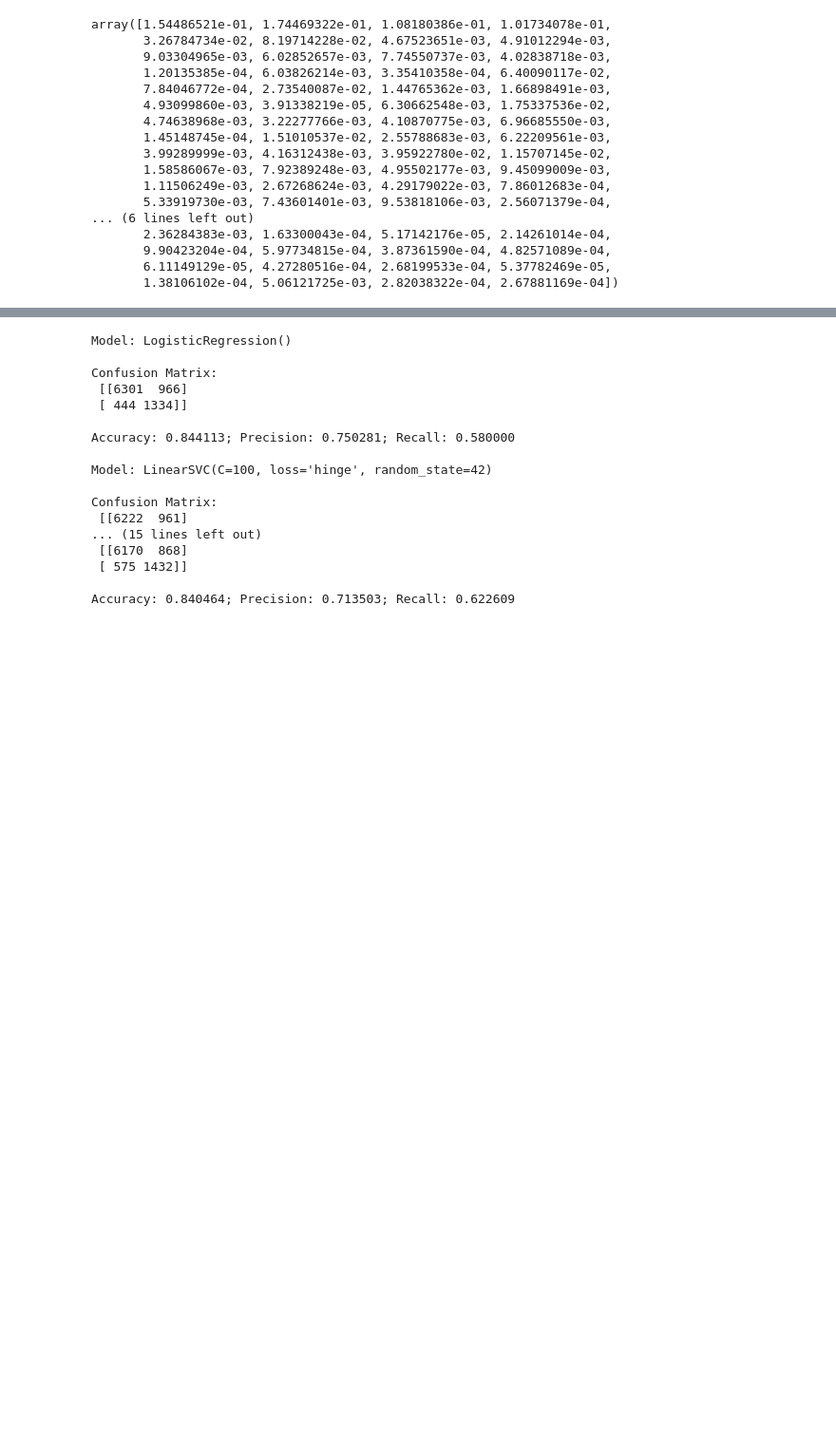
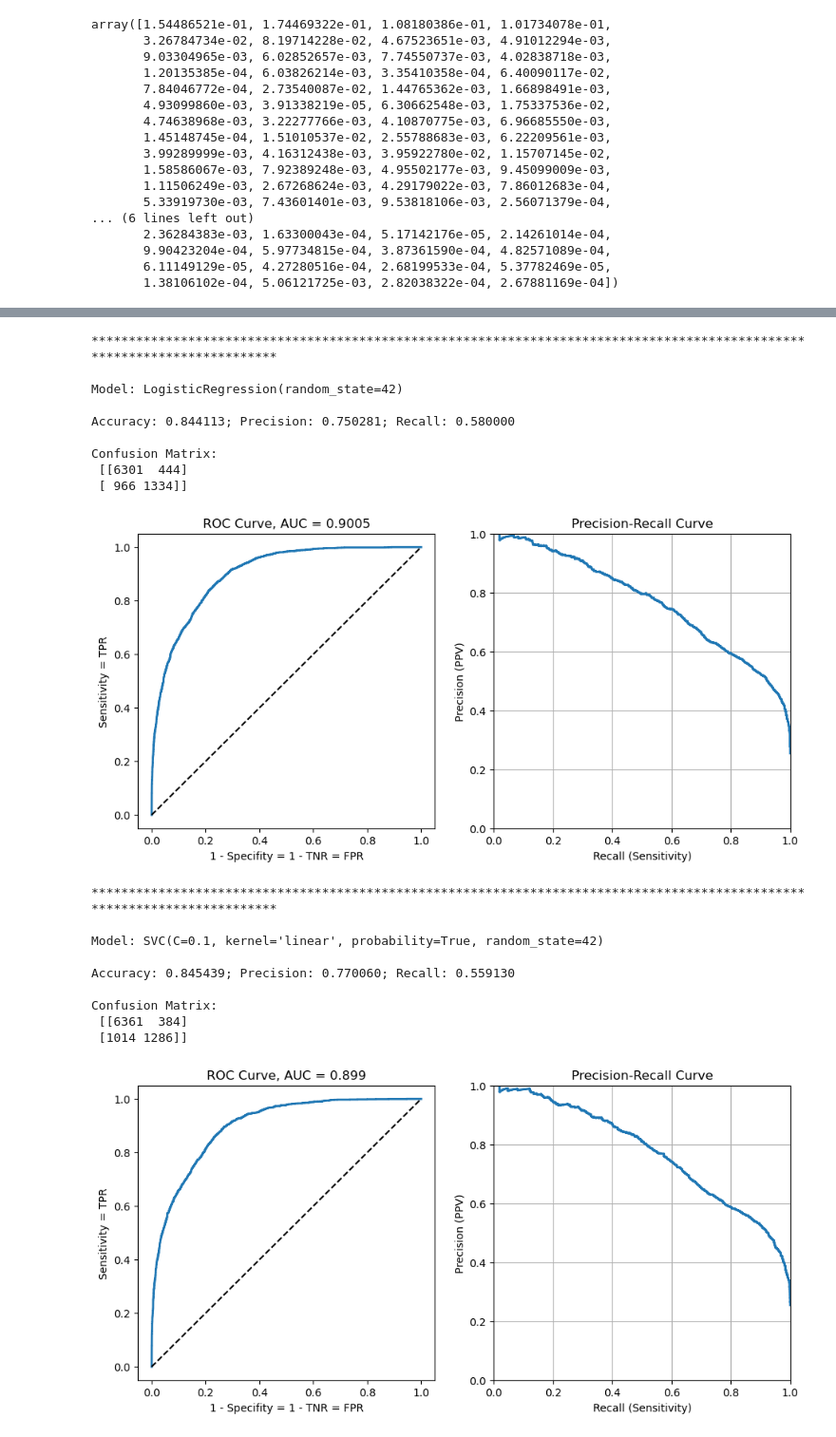
Before and after one commit to Trade4Bread/DAT_402_ML_P1, a Jupyter notebook: ML_P1.ipynb, the cells around one changed output, grey strips where cells are left out. Shown at 95% size. Cells and saved outputs as stored; diff of their text form; code cells hidden in the pictures; blank space fills up the shorter version.

Commit message:
Functions for roc curve and prec-recall curve

```diff
--- a/ML_P1.ipynb
+++ b/ML_P1.ipynb
@@ -568,5 +561,5 @@ plot_roc(y_test_int, y_probas_test[:,1], ax1[1], 'Testing Data')
 # %%
-def plot_pr(y_truth, y_prob, ax, title):
+def plot_pr(y_truth, y_prob, ax):
 
     precisions, recalls, thresholds = precision_recall_curve(y_truth, y_prob)
 
@@ -578,14 +571,9 @@ def plot_pr(y_truth, y_prob, ax, title):
     ax.set_ylabel('Precision (PPV)', fontsize=fs)
     ax.tick_params(axis='both', labelsize=fs)
 
-    ax.set_title('Precision-Recall Curve, ' + title)
+    ax.set_title('Precision-Recall Curve')
     ax.set_ylim([0, 1])
     ax.set_xlim([0, 1])
-
-fig1, ax1 = plt.subplots(1, 2, figsize=(11,5))
-
-plot_pr(y_train_int, y_probas_train[:,1], ax1[0], 'Training Data')
-plot_pr(y_test_int, y_probas_test[:,1], ax1[1], 'Testing Data')
 # %%
 def model_evaluation(models, X_train, y_train, X_test, y_test):
 
@@ -595,19 +583,29 @@ def model_evaluation(models, X_train, y_train, X_test, y_test):
 
         model.fit(X_train, y_train)
         preds = model.predict(X_test)
+        probs = model.predict_proba(X_test)
 
-        cm = confusion_matrix(preds, y_test_enc)
-        acc = accuracy_score(preds, y_test_enc)
+        cm = confusion_matrix(y_test_enc, preds)
+        acc = accuracy_score(y_test_enc, preds)
         prec = precision_score(y_test_enc, preds)
         rec = recall_score(y_test_enc, preds)
 
+        print('*************************************************************************************************************************\n')
         print('Model:',model,'\n')
+        print(f'Accuracy: {acc:.6f}; Precision: {prec:.6f}; Recall: {rec:.6f}\n')
         print('Confusion Matrix:\n',cm,'\n')
-        print(f'Accuracy: {acc:.6f}; Precision: {prec:.6f}; Recall: {rec:.6f}\n')
+
+        fig1, ax1 = plt.subplots(1, 2, figsize=(11,5))
+
+        plot_roc(y_test_enc, probs[:,1], ax1[0])
+        plot_pr(y_test_enc, probs[:,1], ax1[1])
+        plt.show()
+
+    print('*************************************************************************************************************************\n')
 # %%
-lr = LogisticRegression()
-svc = LinearSVC(C=100, loss="hinge", random_state=42)
-svc2 = SVC(kernel='poly', degree=3, gamma='scale', coef0=1, C=5, random_state=42)
+lr = LogisticRegression(random_state=42)
+svc = SVC(kernel='linear', C=0.1, probability=True, random_state=42)
+svc2 = SVC(kernel='poly', degree=3, coef0=1, C=0.1, probability=True, random_state=42)
 rf = RandomForestClassifier(random_state=42)
 
 models = [lr, svc, svc2, rf]
@@ -678,12 +724,10 @@ plt.show()
 [figure]
 # %%
-threshold = 0.005
+# Split the difference of the first x-tick, select all features above the threshold
+threshold = 0.0125
 
 # Create a boolean mask of features that meet the threshold
-selected_features_mask = np.array(rf.feature_importances_ > threshold)
+selected_features = np.array(rf.feature_importances_ > threshold)
 
 # Use the mask to filter the feature names
-selected_feature_names = np.array(rf.feature_names_in_)[selected_features_mask]
-
-# Convert the selected feature names to a Python list
-selected_feature_names_list = selected_feature_names.tolist()
+selected_feature_names = np.array(rf.feature_names_in_)[selected_features].to_list()
@@ -704,20 +748,23 @@ selected_feature_names_list
 # %%
-model_evaluation(models, X_train2[selected_feature_names_list], y_train2, X_test2[selected_feature_names_list], y_test2)
+model_evaluation(models, X_train2[selected_feature_names], y_train2, X_test2[selected_feature_names], y_test2)
 # %% [output]
-Model: LogisticRegression()
+*************************************************************************************************************************
 
-Confusion Matrix:
- [[6301  966]
- [ 444 1334]]
+Model: LogisticRegression(random_state=42)
 
 Accuracy: 0.844113; Precision: 0.750281; Recall: 0.580000
 
-Model: LinearSVC(C=100, loss='hinge', random_state=42)
-
 Confusion Matrix:
- [[6222  961]
-... (15 lines left out)
- [[6170  868]
- [ 575 1432]]
-
-Accuracy: 0.840464; Precision: 0.713503; Recall: 0.622609
+ [[6301  444]
+ [ 966 1334]]
+[figure, added]
+*************************************************************************************************************************
+
+Model: SVC(C=0.1, kernel='linear', probability=True, random_state=42)
+
+Accuracy: 0.845439; Precision: 0.770060; Recall: 0.559130
+
+Confusion Matrix:
+ [[6361  384]
+ [1014 1286]]
+[figure, added]
```
Also changed, not shown: parts of 8 cells of this notebook.
